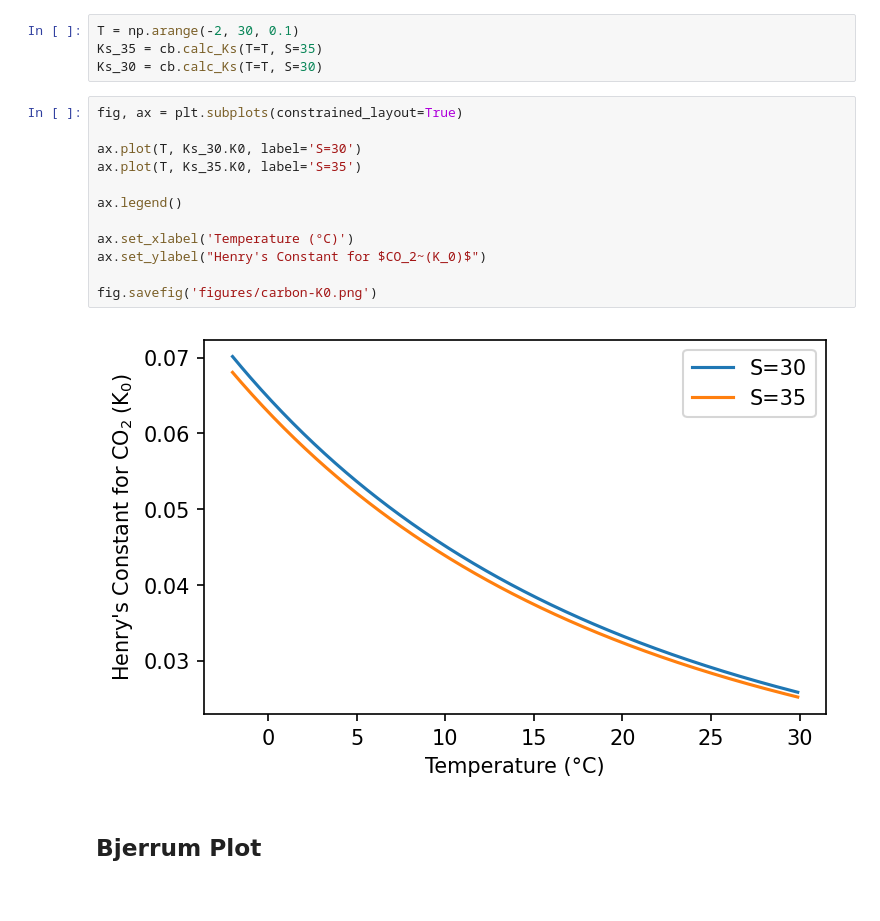
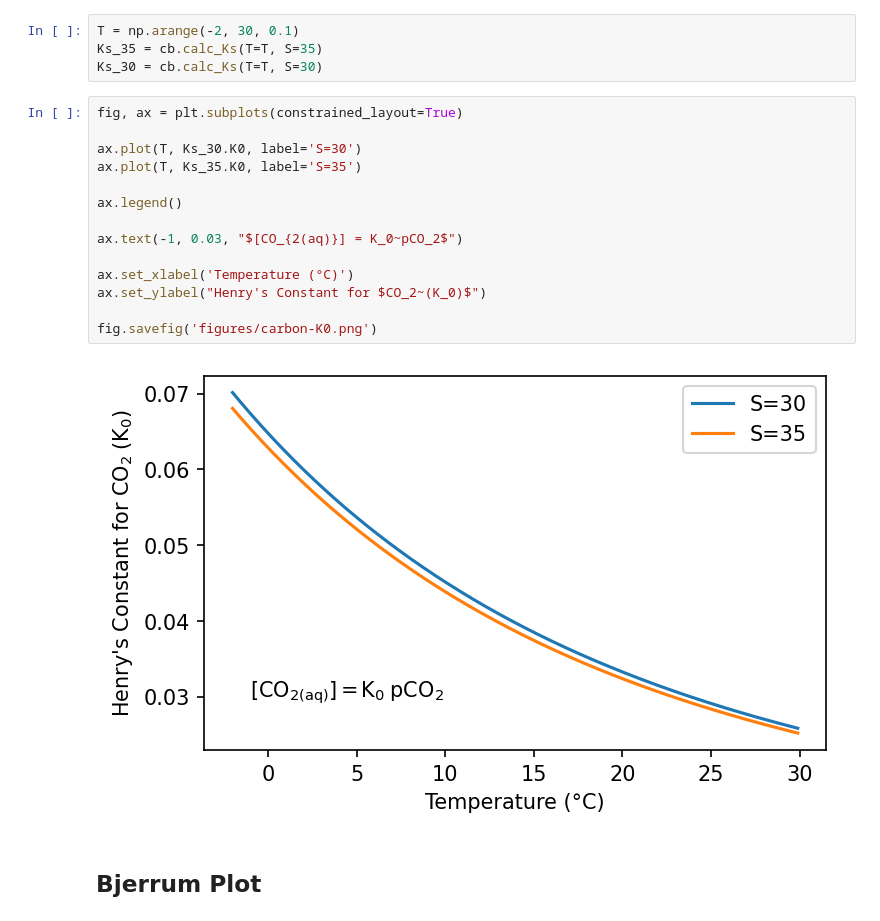
Before and after one commit to johnryantaylor/JRT_QES_Notes, a Jupyter notebook: book/06_oceancarbon/carbon_figs.ipynb, the cells around one changed output. Cells and saved outputs as stored; diff of their text form.

```diff
--- a/book/06_oceancarbon/carbon_figs.ipynb
+++ b/book/06_oceancarbon/carbon_figs.ipynb
@@ -12,17 +12,19 @@ Ks_30 = cb.calc_Ks(T=T, S=30)
 # %%
 fig, ax = plt.subplots(constrained_layout=True)
 
 ax.plot(T, Ks_30.K0, label='S=30')
 ax.plot(T, Ks_35.K0, label='S=35')
 
 ax.legend()
 
+ax.text(-1, 0.03, "$[CO_{2(aq)}] = K_0~pCO_2$")
+
 ax.set_xlabel('Temperature (°C)')
 ax.set_ylabel("Henry's Constant for $CO_2~(K_0)$")
 
 fig.savefig('figures/carbon-K0.png')
 # %% [output]
-[figure, old version]
+[figure, new version]
 # %% [markdown]
 ## Bjerrum Plot
 # %%
```
Also changed, not shown: parts of 4 cells of this notebook, 3 other files.
